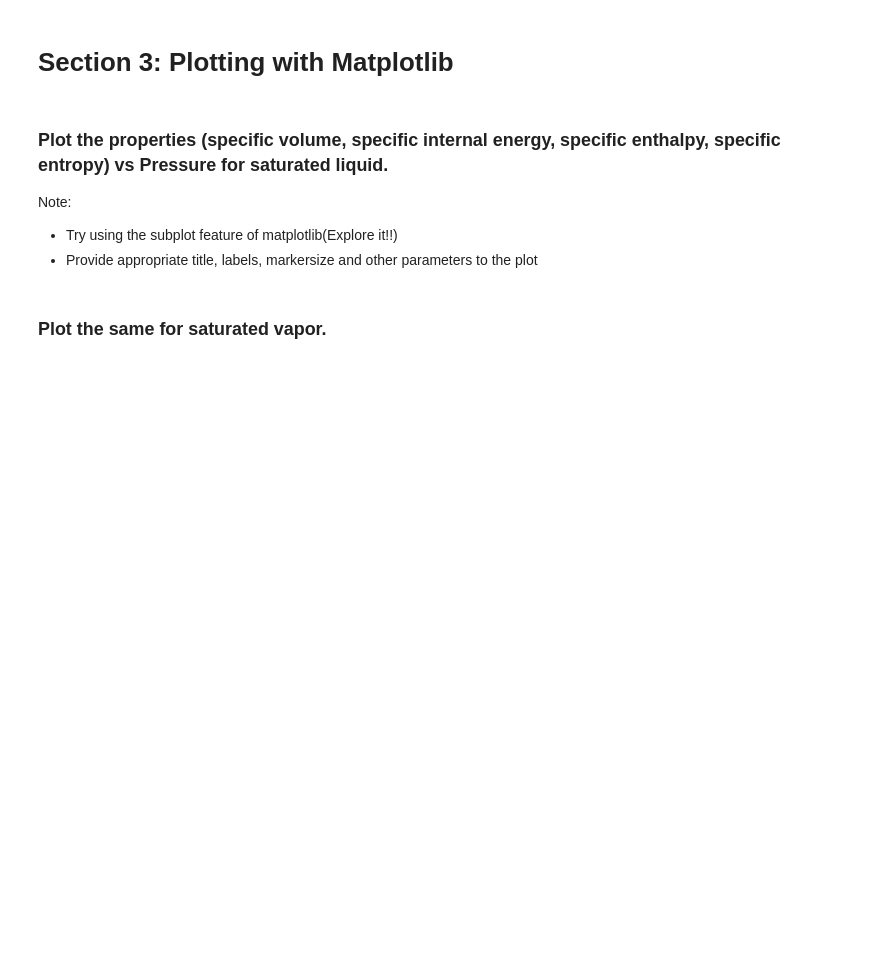
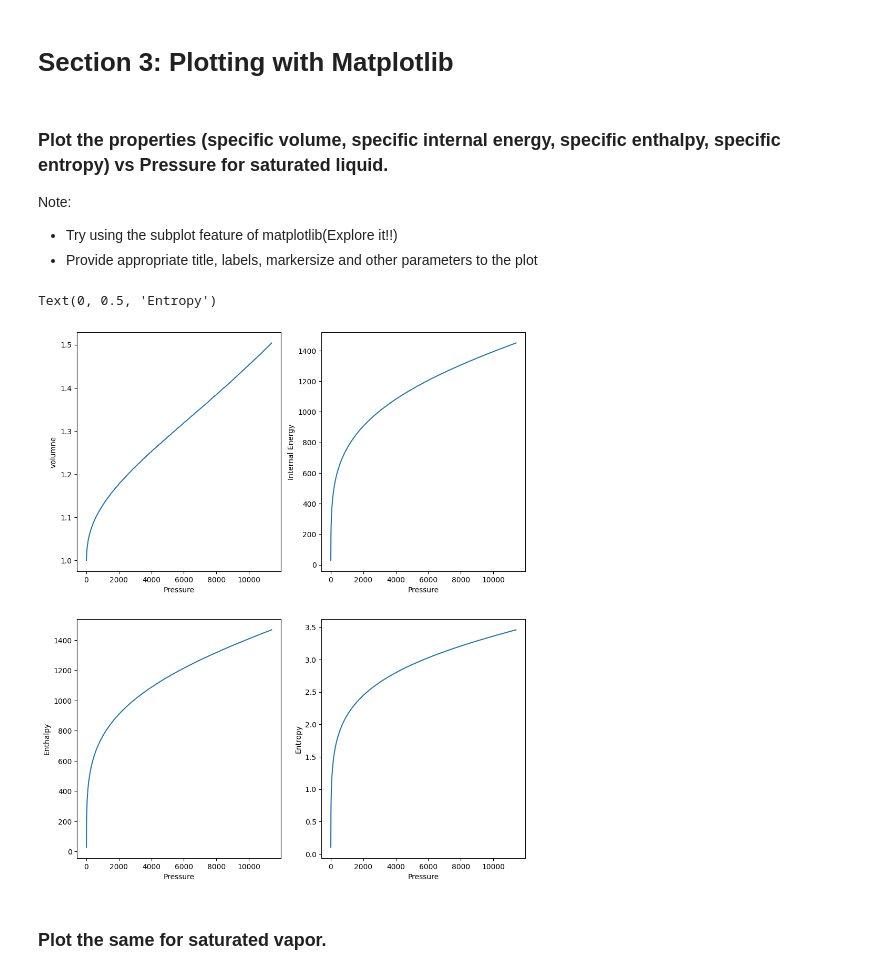
Before and after one commit to shubhtan01/Machine-Learning-with-Python, a Jupyter notebook: Assignments/Assignment 1/Assignment1.ipynb, the cells around one changed output. Saved outputs shown, nothing was run; the diff lists cells and outputs as text; code cells hidden in the pictures; blank space fills up the shorter version.

```diff
--- a/Assignments/Assignment 1/Assignment1.ipynb
+++ b/Assignments/Assignment 1/Assignment1.ipynb
@@ -150,6 +226,7 @@ print(f"x on applying derivative of sigmoid activation fn is: {derivative(x)}")
 ### Read the csv file
 # %%
 #your code here
+df = pd.read_csv('superheated_vapor_properties.csv')
 # %% [markdown]
 ### Display the shape of data frame
 # %%
@@ -170,0 +276,10 @@ print(f"x on applying derivative of sigmoid activation fn is: {derivative(x)}")
+# %%
+#your code here
+df['Property at Pressure']=df['Property'] +" at "+ df['Pressure'].astype('str')
+df2=df[['Property at Pressure','300']]
+df3=df2[(df['Property at Pressure']=="H at 75.0")]
+print(df3)
+
+df4=df[['Property at Pressure','220']]
+df5=df4[(df['Property at Pressure']=="S at 250.0")]
+print(df5)
@@ -183,3 +310,13 @@ print(f"x on applying derivative of sigmoid activation fn is: {derivative(x)}")
+# %%
+#your code here
+V_data = pd.DataFrame()
+U_data = pd.DataFrame()
+H_data = pd.DataFrame()
+S_data = pd.DataFrame()
+V_data = df[df['Property'] == 'V']
+U_data = df[df['Property'] == 'U']
+H_data = df[df['Property'] == 'H']
+S_data = df[df['Property'] == 'S']
 # %% [markdown]
 # Section 3: Plotting with Matplotlib
 # %% [markdown]
@@ -193,2 +328,24 @@ Note:
+# %%
+#your code here
+plt.figure(figsize=(11,13))
+plt.subplot(2,2,1)
+plt.plot(V_data['Pressure'],V_data['Liq_Sat'])
+plt.xlabel('Pressure')
+plt.ylabel('volumne')
+plt.subplot(2,2,2)
+plt.plot(U_data['Pressure'],U_data['Liq_Sat'])
+plt.xlabel('Pressure')
+plt.ylabel('Internal Energy')
+plt.subplot(2,2,3)
+plt.plot(H_data['Pressure'],H_data['Liq_Sat'])
+plt.xlabel('Pressure')
+plt.ylabel('Enthalpy')
+plt.subplot(2,2,4)
+plt.plot(S_data['Pressure'],S_data['Liq_Sat'])
+plt.xlabel('Pressure')
+plt.ylabel('Entropy')
+# %% [output]
+Text(0, 0.5, 'Entropy')
+[figure, added]
 # %% [markdown]
 ### Plot the same for saturated vapor.
```
Also changed, not shown: parts of 33 cells of this notebook.
